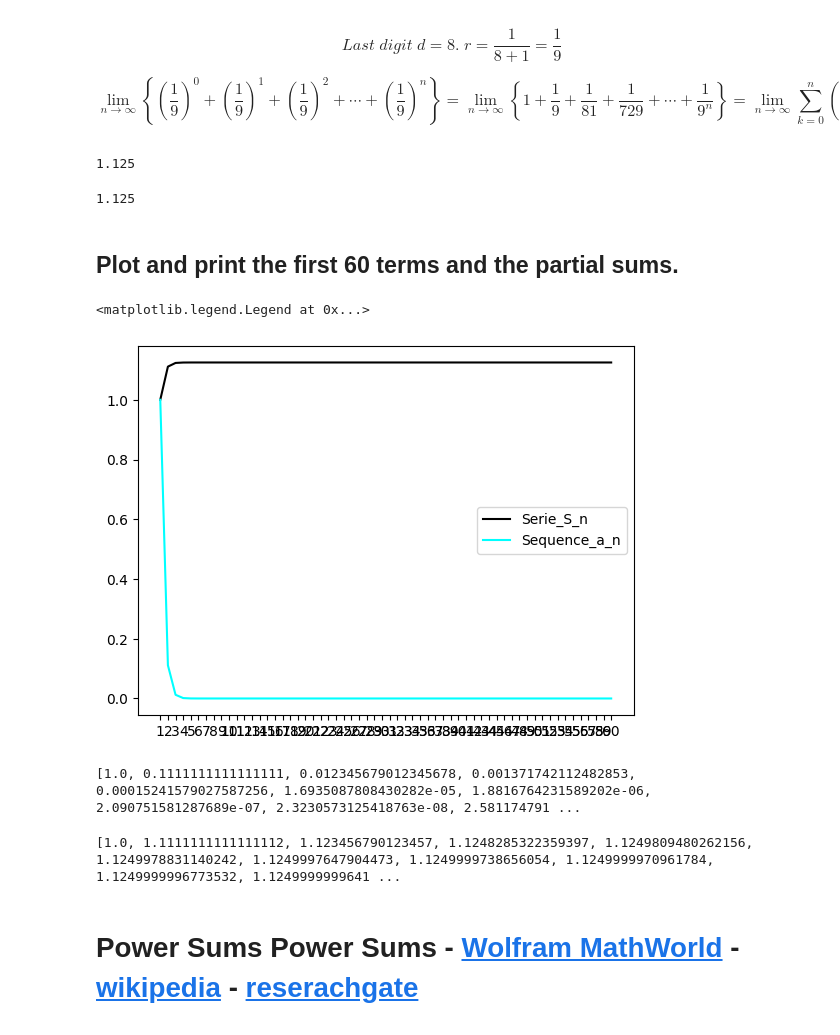
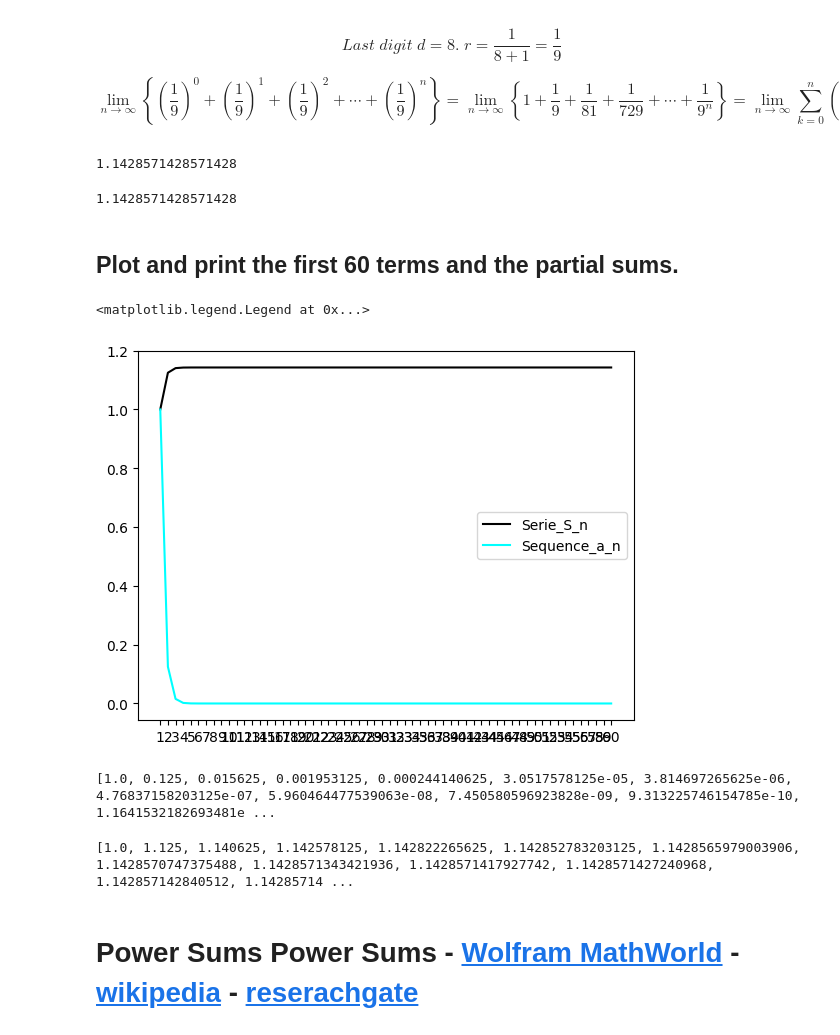
Before and after one commit to GustavoR-ivera/AlgorithmsUN2023II, a Jupyter notebook: lab1/griverabArithmeticSeriesGeometricSeriesPowerSums.ipynb, the cells around one changed output. Drawn from its saved outputs; the diff is of its cells as text; code cells hidden in the pictures.

```diff
--- a/lab1/griverabArithmeticSeriesGeometricSeriesPowerSums.ipynb
+++ b/lab1/griverabArithmeticSeriesGeometricSeriesPowerSums.ipynb
@@ -443,7 +443,7 @@ import matplotlib.pyplot as plt
 import numpy as np
 
 L = 20
-r = 9
+r = 8
 S_n = 0
 Serie_S_n = []
 Sequence_a_n = []
@@ -541,52 +541,52 @@ $$
 $$
 # %%
 n = 1000
-r = 1/9 #List number last digit 8. d + 1
+r = 1/8 #List number last digit 7. d + 1
 S_n = 0
 for i in range(n):
   a_n = r**i
   S_n = S_n + a_n
 print(S_n)
 # %% [output]
-1.125
+1.1428571428571428
 # %%
-((1 - (1/9)**n)/(1 - (1/9)))
+((1 - (1/8)**n)/(1 - (1/8)))
 # %% [output]
-1.125
+1.1428571428571428
 # %% [markdown]
 ## Plot and print the first 60 terms and the partial sums.
 # %%
 import matplotlib.pyplot as plt
 import numpy as np
 
 n = 60
-r = 1/9
+r = 1/8
 S_n = 0
 Serie_S_n = []
 Sequence_a_n = []
 for i in range(n):
   a_n = r**i
   S_n = S_n + a_n
   Serie_S_n.append(S_n)
   Sequence_a_n.append(a_n)
 
 plt.plot(np.arange(1, n + 1),Serie_S_n, color='black',label='Serie_S_n')
 plt.plot(np.arange(1, n + 1),Sequence_a_n, color='cyan',label='Sequence_a_n')
 plt.xticks(np.arange(1, n + 1))
 plt.legend()
 # %% [output]
 <matplotlib.legend.Legend at 0x...>
-[figure, old version]
+[figure, new version]
 # %%
 #First 60 terms
 print(Sequence_a_n)
 # %% [output]
-[1.0, 0.1111111111111111, 0.012345679012345678, 0.001371742112482853, 0.00015241579027587256, 1.6935087808430282e-05, 1.8816764231589202e-06, 2.090751581287689e-07, 2.3230573125418763e-08, 2.581174791 ...
+[1.0, 0.125, 0.015625, 0.001953125, 0.000244140625, 3.0517578125e-05, 3.814697265625e-06, 4.76837158203125e-07, 5.960464477539063e-08, 7.450580596923828e-09, 9.313225746154785e-10, 1.1641532182693481e ...
 # %%
 #Partial sums first 60 terms
 print(Serie_S_n)
 # %% [output]
-[1.0, 1.1111111111111112, 1.123456790123457, 1.1248285322359397, 1.1249809480262156, 1.1249978831140242, 1.1249997647904473, 1.1249999738656054, 1.1249999970961784, 1.1249999996773532, 1.1249999999641 ...
+[1.0, 1.125, 1.140625, 1.142578125, 1.142822265625, 1.142852783203125, 1.1428565979003906, 1.1428570747375488, 1.1428571343421936, 1.1428571417927742, 1.1428571427240968, 1.142857142840512, 1.14285714 ...
 # %% [markdown]
 # Power Sums Power Sums - [Wolfram MathWorld](https://mathworld.wolfram.com/PowerSum.html) - [wikipedia](https://en.wikipedia.org/wiki/Sums_of_powers) - [reserachgate](https://www.researchgate.net/publication/331933608_The_Powers_Sums_Bernoulli_Numbers_Bernoulli_Polynomials_Rethinked)
 # %% [markdown]
```
Also changed, not shown: parts of 12 cells of this notebook.
